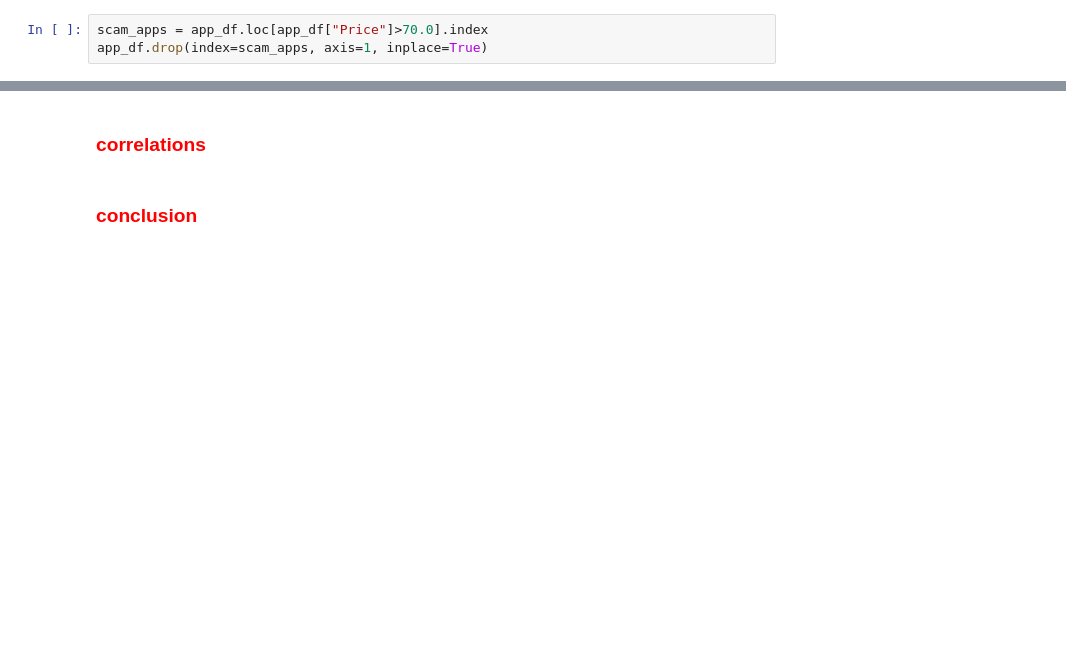
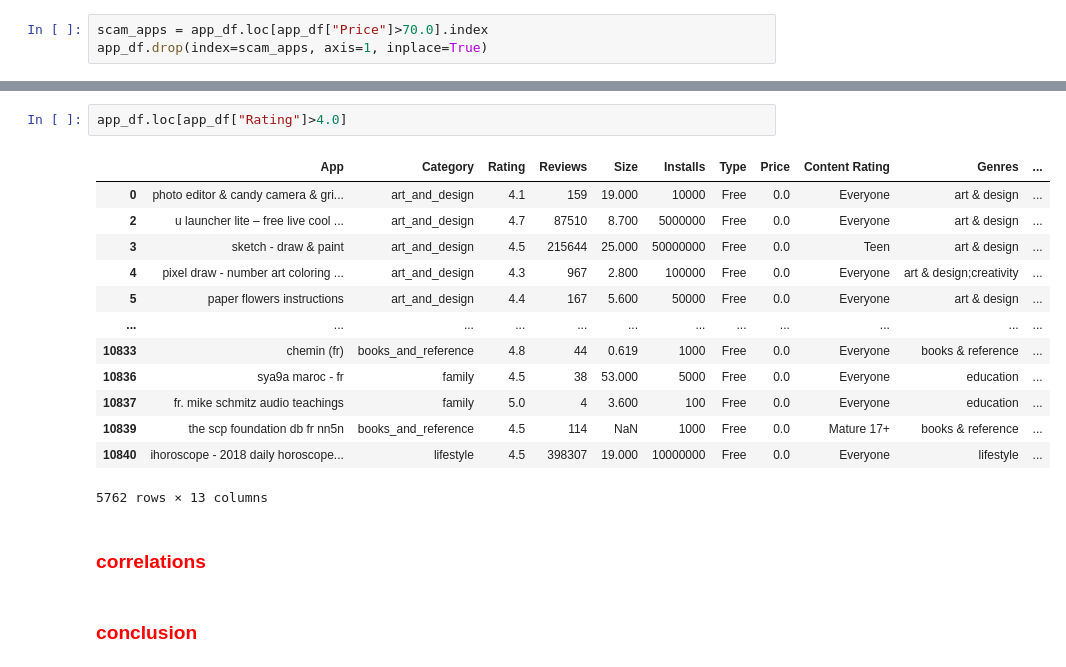
Before and after one commit to NirAharon1/Data-Analysis-Projects, a Jupyter notebook: Project 2 - Google Play Store Apps/google paly store apps.ipynb, the cells around one changed output, grey strips where cells are left out. Cells and saved outputs as stored; diff of their text form; blank space fills up the shorter version.

```diff
--- a/Project 2 - Google Play Store Apps/google paly store apps.ipynb
+++ b/Project 2 - Google Play Store Apps/google paly store apps.ipynb
@@ -132,3 +176,19 @@ app_df.drop(index=scam_apps, axis=1, inplace=True)
+# %%
+app_df.loc[app_df["Rating"]>4.0]
+# %% [output]
+|  | App | Category | Rating | Reviews | Size | Installs | Type | Price | Content Rating | Genres | ... |
+| 0 | photo editor & candy camera & gri... | art_and_design | 4.1 | 159 | 19.000 | 10000 | Free | 0.0 | Everyone | art & design | ... |
+| 2 | u launcher lite – free live cool ... | art_and_design | 4.7 | 87510 | 8.700 | 5000000 | Free | 0.0 | Everyone | art & design | ... |
+| 3 | sketch - draw & paint | art_and_design | 4.5 | 215644 | 25.000 | 50000000 | Free | 0.0 | Teen | art & design | ... |
+| 4 | pixel draw - number art coloring ... | art_and_design | 4.3 | 967 | 2.800 | 100000 | Free | 0.0 | Everyone | art & design;creativity | ... |
+| 5 | paper flowers instructions | art_and_design | 4.4 | 167 | 5.600 | 50000 | Free | 0.0 | Everyone | art & design | ... |
+| ... | ... | ... | ... | ... | ... | ... | ... | ... | ... | ... | ... |
+| 10833 | chemin (fr) | books_and_reference | 4.8 | 44 | 0.619 | 1000 | Free | 0.0 | Everyone | books & reference | ... |
+| 10836 | sya9a maroc - fr | family | 4.5 | 38 | 53.000 | 5000 | Free | 0.0 | Everyone | education | ... |
+| 10837 | fr. mike schmitz audio teachings | family | 5.0 | 4 | 3.600 | 100 | Free | 0.0 | Everyone | education | ... |
+| 10839 | the scp foundation db fr nn5n | books_and_reference | 4.5 | 114 | NaN | 1000 | Free | 0.0 | Mature 17+ | books & reference | ... |
+| 10840 | ihoroscope - 2018 daily horoscope... | lifestyle | 4.5 | 398307 | 19.000 | 10000000 | Free | 0.0 | Everyone | lifestyle | ... |
+5762 rows × 13 columns
 # %% [markdown]
 ### <span style="color:red">correlations</span>
 # %% [markdown]
```
Also changed, not shown: parts of 13 cells of this notebook.
